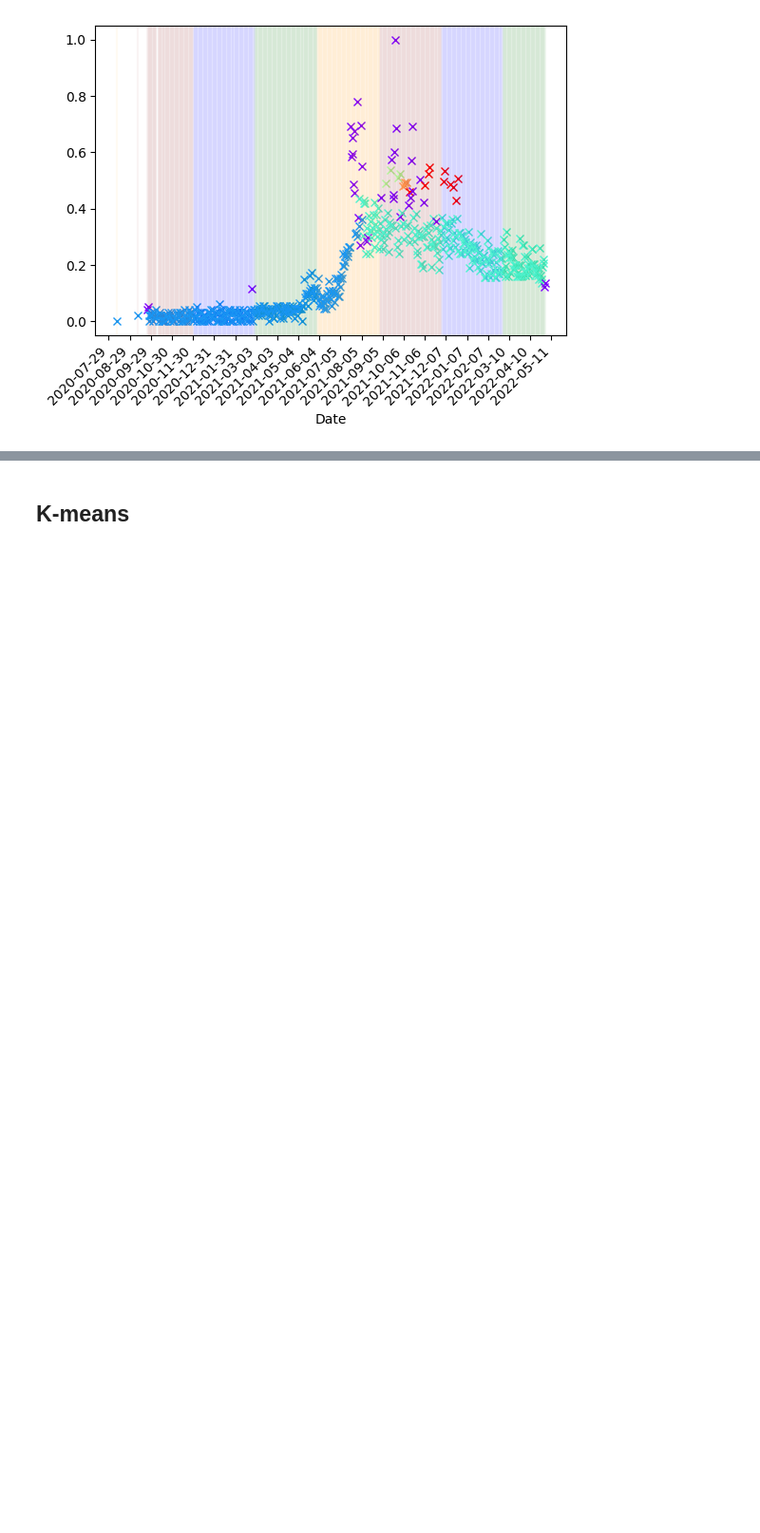
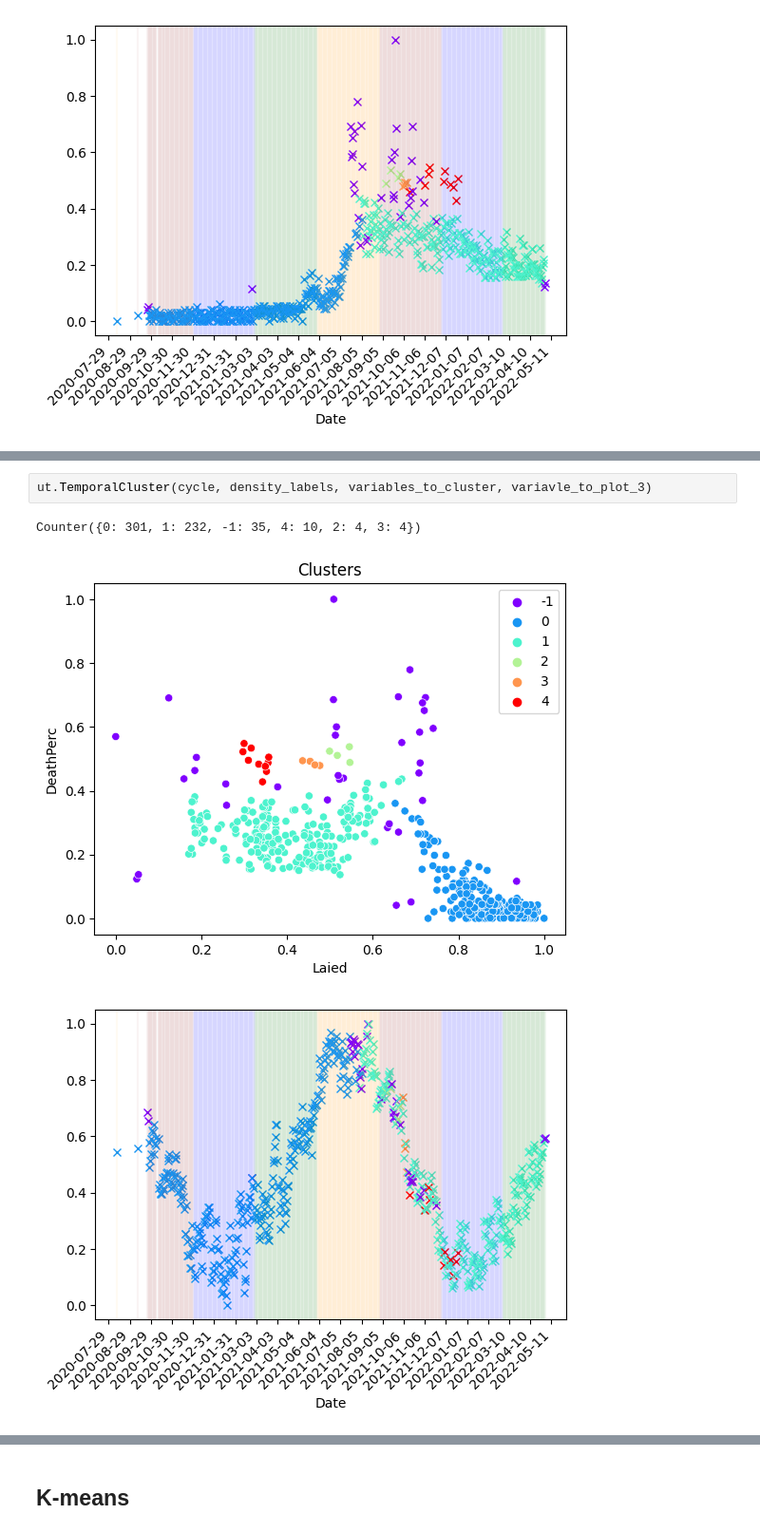
Before and after one commit to CanaliDavide/DASA--Project, a Jupyter notebook: DataAnalisysB_Cluster.ipynb, the cells around one changed output, grey strips where cells are left out. Shown at 95% size. Drawn from its saved outputs; the diff is of its cells as text; blank space fills up the shorter version.

```diff
--- a/DataAnalisysB_Cluster.ipynb
+++ b/DataAnalisysB_Cluster.ipynb
@@ -49,0 +66,6 @@ NameError: name 'variable_to_plot_2' is not defined
+# %%
+ut.TemporalCluster(cycle, density_labels, variables_to_cluster, variavle_to_plot_3)
+# %% [output]
+Counter({0: 301, 1: 232, -1: 35, 4: 10, 2: 4, 3: 4})
+[figure, added]
+[figure, added]
```
Also changed, not shown: parts of 13 cells of this notebook, 3 other files.
